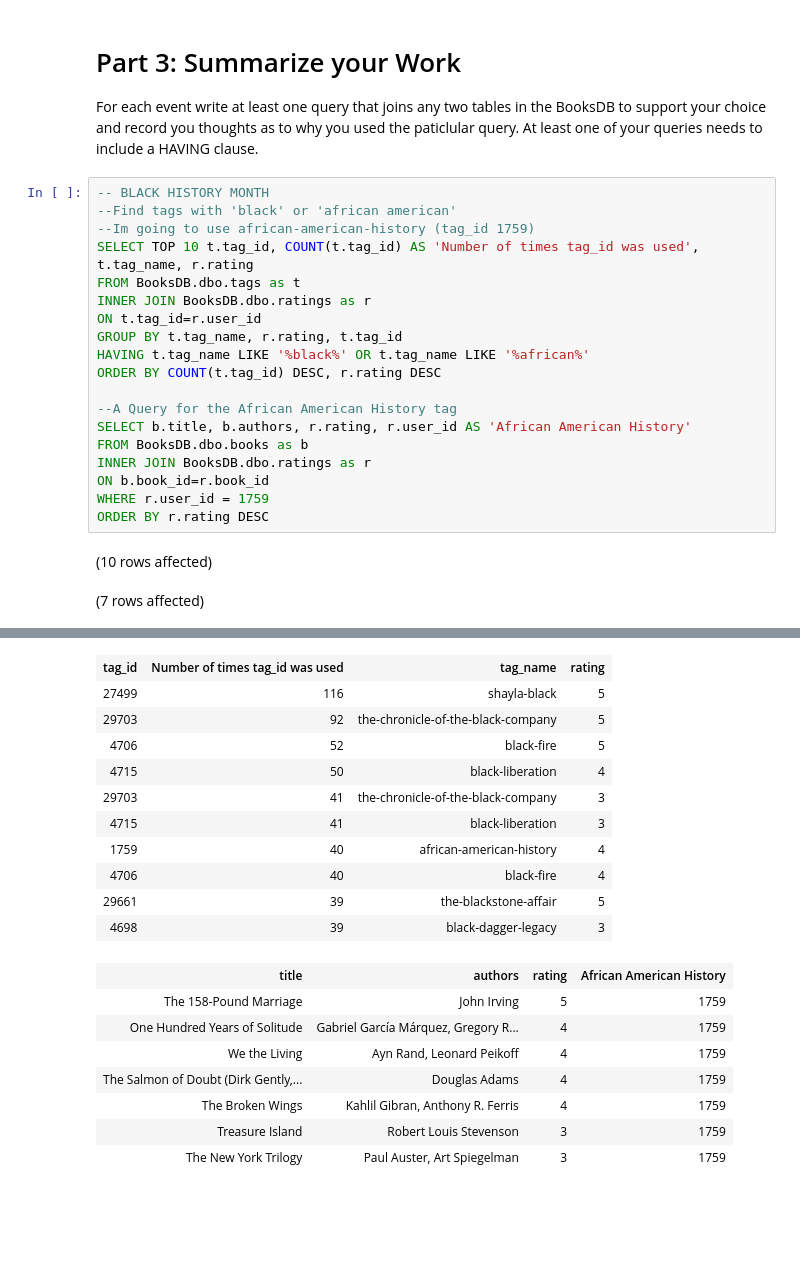
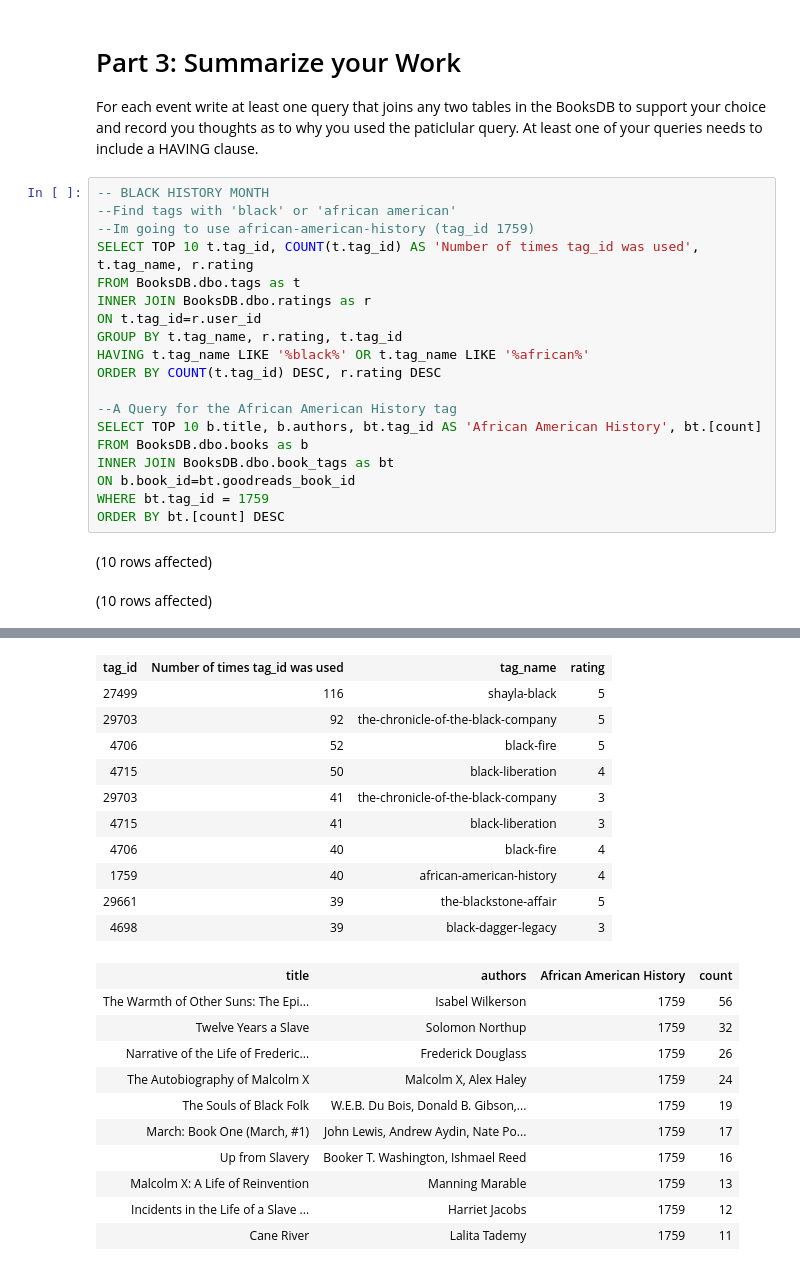
Before and after one commit to Oceyaunna/SQL-Part-3-Studio, a Jupyter notebook: SQL-Part-3-Studio.ipynb, the cells around one changed output, grey strips where cells are left out. Drawn from its saved outputs; the diff is of its cells as text; blank space fills up the shorter version.

```diff
--- a/SQL-Part-3-Studio.ipynb
+++ b/SQL-Part-3-Studio.ipynb
@@ -129,12 +172,12 @@ HAVING t.tag_name LIKE '%black%' OR t.tag_name LIKE '%african%'
 ORDER BY COUNT(t.tag_id) DESC, r.rating DESC
 
 --A Query for the African American History tag
-SELECT b.title, b.authors, r.rating, r.user_id AS 'African American History'
+SELECT TOP 10 b.title, b.authors, bt.tag_id AS 'African American History', bt.[count]
 FROM BooksDB.dbo.books as b
-INNER JOIN BooksDB.dbo.ratings as r
-ON b.book_id=r.book_id
-WHERE r.user_id = 1759
-ORDER BY r.rating DESC
+INNER JOIN BooksDB.dbo.book_tags as bt
+ON b.book_id=bt.goodreads_book_id
+WHERE bt.tag_id = 1759
+ORDER BY bt.[count] DESC
 # %% [output]
 (10 rows affected)
-(7 rows affected)
+(10 rows affected)
@@ -142,22 +185,25 @@ Total execution time: 00:00:00.689
 | tag_id | Number of times tag_id was used | tag_name | rating |
 | 27499 | 116 | shayla-black | 5 |
 | 29703 | 92 | the-chronicle-of-the-black-company | 5 |
 | 4706 | 52 | black-fire | 5 |
 | 4715 | 50 | black-liberation | 4 |
 | 29703 | 41 | the-chronicle-of-the-black-company | 3 |
 | 4715 | 41 | black-liberation | 3 |
+| 4706 | 40 | black-fire | 4 |
 | 1759 | 40 | african-american-history | 4 |
-| 4706 | 40 | black-fire | 4 |
 | 29661 | 39 | the-blackstone-affair | 5 |
 | 4698 | 39 | black-dagger-legacy | 3 |
-| title | authors | rating | African American History |
-| The 158-Pound Marriage | John Irving | 5 | 1759 |
-| One Hundred Years of Solitude | Gabriel García Márquez, Gregory R... | 4 | 1759 |
-| We the Living | Ayn Rand, Leonard Peikoff | 4 | 1759 |
-| The Salmon of Doubt (Dirk Gently,... | Douglas Adams | 4 | 1759 |
-| The Broken Wings | Kahlil Gibran, Anthony R. Ferris | 4 | 1759 |
-| Treasure Island | Robert Louis Stevenson | 3 | 1759 |
-| The New York Trilogy | Paul Auster, Art Spiegelman | 3 | 1759 |
+| title | authors | African American History | count |
+| The Warmth of Other Suns: The Epi... | Isabel Wilkerson | 1759 | 56 |
+| Twelve Years a Slave | Solomon Northup | 1759 | 32 |
+| Narrative of the Life of Frederic... | Frederick Douglass | 1759 | 26 |
+| The Autobiography of Malcolm X | Malcolm X, Alex Haley | 1759 | 24 |
+| The Souls of Black Folk | W.E.B. Du Bois, Donald B. Gibson,... | 1759 | 19 |
+| March: Book One (March, #1) | John Lewis, Andrew Aydin, Nate Po... | 1759 | 17 |
+| Up from Slavery | Booker T. Washington, Ishmael Reed | 1759 | 16 |
+| Malcolm X: A Life of Reinvention | Manning Marable | 1759 | 13 |
+| Incidents in the Life of a Slave ... | Harriet Jacobs | 1759 | 12 |
+| Cane River | Lalita Tademy | 1759 | 11 |
 # %%
 -- VALENTINES DAY
 --Find tags with 'love' or 'romance'
```
Also changed, not shown: parts of 8 cells of this notebook.
